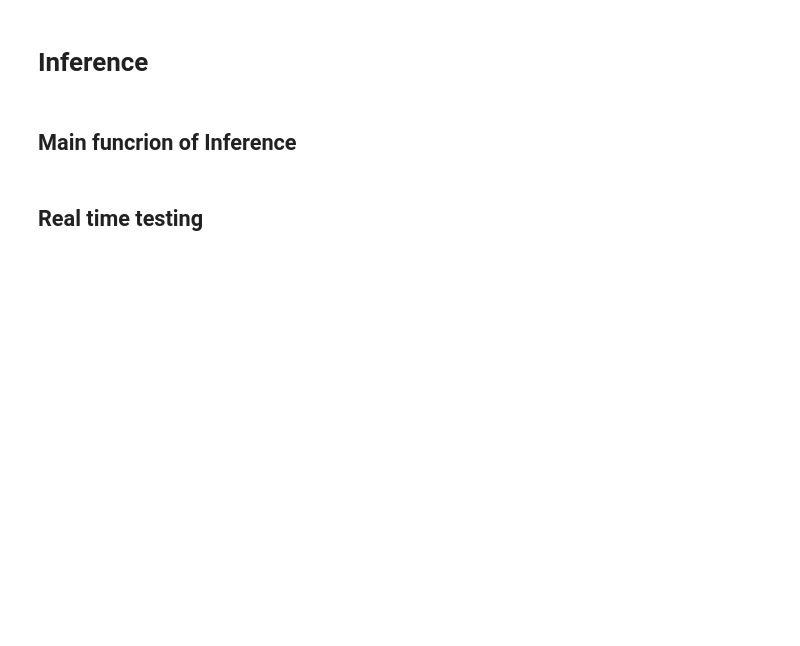
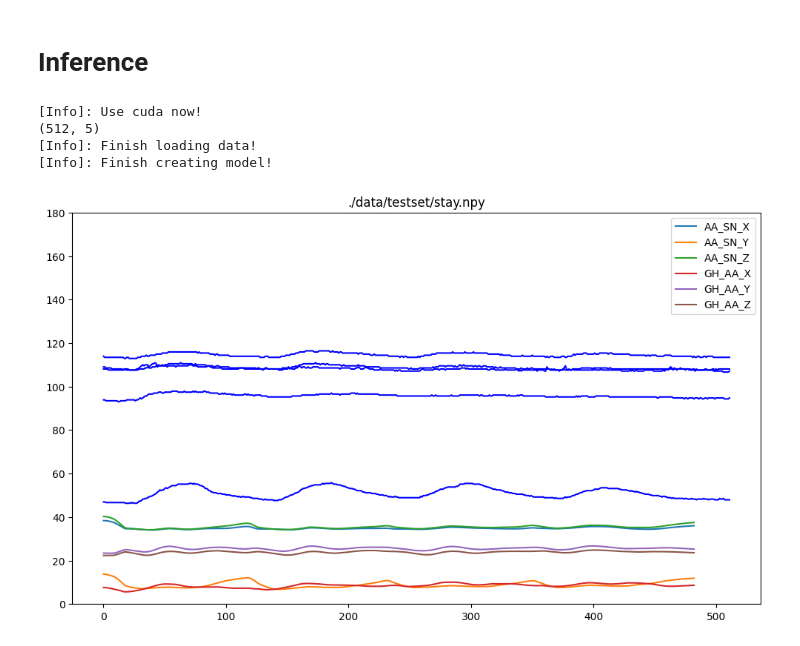
Before and after one commit to CSUHYD/ShoulderSensor, a Jupyter notebook: attention.ipynb, the cells around one changed output. Saved outputs shown, nothing was run; the diff lists cells and outputs as text; code cells hidden in the pictures; blank space fills up the shorter version.

Commit message:
test fading

```diff
--- a/attention.ipynb
+++ b/attention.ipynb
@@ -146,7 +190,7 @@ def get_dataloader(data_dir, windowLength, batch_size, n_workers):
     )
     return train_loader, valid_loader
 # %%
-train_loader, valid_loader = get_dataloader('./data', 30, 32, 0)
+train_loader, valid_loader = get_dataloader('./data/trainset/', 30, 32, 0)
 for index, data in enumerate(train_loader):
     print(data[0].size())
     break
@@ -183,11 +230,12 @@ class Attention(nn.Module):
         super().__init__()
         # Project the dimension of features from that of input into d_model.
         self.prenet = nn.Linear(5, d_model)
+        self.midnet = nn.Linear(d_model, d_model)
         # TODO:
         #   Change Transformer to Conformer.
         #   https://arxiv.org/abs/2005.08100
         self.encoder_layer = nn.TransformerEncoderLayer(
-          d_model=d_model, dim_feedforward=256, nhead=2
+          d_model=d_model, dim_feedforward=512, nhead=8
         )
         self.pred_layer = nn.Sequential(
           nn.Linear(d_model, d_model),
@@ -204,6 +252,7 @@ class Attention(nn.Module):
         """
         # out: (batch size, length, d_model)
         out = self.prenet(mels)
+        out = self.midnet(out)
         # out: (length, batch size, d_model)
         out = out.permute(1, 0, 2)
         # The encoder layer expect features in the shape of (length, batch size, d_model).
@@ -374,8 +423,8 @@ from torch.utils.data import DataLoader, random_split
 def parse_args():
     """arguments"""
     config = {
-    "data_dir": "./data",
-    "save_path": "model/model.ckpt",
+    "data_dir": "./data/trainset/",
+    "save_path": f"model/{datetime.now().strftime('%Y-%m-%d-%H-%M')}.ckpt",
 
     "window_length": 30,
     "d_model": 80,
@@ -386,7 +435,7 @@ def parse_args():
     "valid_steps": 2000,
     "warmup_steps": 1000,
     "save_steps": 10000,
-    "total_steps": 70000,
+    "total_steps": 100000,
     }
 
     return config
@@ -466,5 +515,5 @@ def main(
     pbar.close()
 
 
-# if __name__ == "__main__":
-#     main(**parse_args())
+if __name__ == "__main__":
+    main(**parse_args())
@@ -471,7 +637,5 @@ def main(
 # %% [markdown]
 # Inference
-# %% [markdown]
-## Main funcrion of Inference
 # %%
 import json
 import csv
@@ -483,8 +647,8 @@ import matplotlib.pyplot as plt
 def parse_args():
     """arguments"""
     config = {
-    "data_dir": "./data",
-    "model_path": "./model/model.ckpt",
+    "data_dir": "./data/testset/stay.npy",
+    "model_path": "./model/2021-08-30-14-29.ckpt",
     "output_path": "./result/output.csv",
     "window_length": 30,
     "d_model": 80,
@@ -506,64 +670,55 @@ def main(
     device = torch.device("cuda" if torch.cuda.is_available() else "cpu")
     print(f"[Info]: Use {device} now!")
 
-    dataset = Sensor2AngleDataset(data_dir, window_length)
-
+    dataset = Sensor2AngleTestDataset(data_dir, window_length)
     dataloader = DataLoader(
     dataset,
     batch_size=1,
     shuffle=False,
     drop_last=False,
     num_workers=0,
-    collate_fn=collate_batch,
     )
 
     print(f"[Info]: Finish loading data!",flush = True)
 
     model = Attention(d_model, dropout).to(device)
     model.load_state_dict(torch.load(model_path, map_location=torch.device('cpu')))
     model.eval()
     print(f"[Info]: Finish creating model!",flush = True)
 
-    results = [["Label", "Preds"]]
-    angles_list = []
     preds_list = []
-    for sensor, angle in tqdm(dataloader):
+    for sensor in tqdm(dataloader):
         with torch.no_grad():
-            sensor = sensor.to(device)
-            print(sensor.size())
+            sensor = sensor.to(device).float()
             outs = model(sensor)
-            preds = outs
-            results.append([angle.numpy(), preds.numpy()])
-            angles_list.append(angle.numpy())
+            preds = outs.cpu()
             preds_list.append(preds.numpy())
-
-    with open(output_path, 'w', newline='') as csvfile:
-        writer = csv.writer(csvfile)
-        writer.writerows(results)
-        print(f"[Info]: Finish save results!",flush = True)
-
     # visualization
     preds_list = np.array(preds_list).squeeze()
-    angles_list = np.array(angles_list).squeeze()
-    visualize_result(angles_list, preds_list)
+    sensor_list = np.load(data_dir)
+    visualize_result(sensor_list, preds_list, dataDir=data_dir)
 
 
-def visualize_result(label, predict):
+def visualize_result(sensor, predict, dataDir):
+    figure(figsize=(12, 7), dpi=100)
+    axes = plt.gca()
+    axes.set_ylim([0,180])
     for i in range(6):
-        figure(figsize=(12, 7), dpi=100)
-    #     if label_names[i] in ['AA_SN_X', 'AA_SN_Z']:
-    #         label[:,i] = 180 - label[:,i]
-    #         predict[:,i] = 180 - predict[:,i]
-        plt.plot(label[:,i], color='r', label='ground truth')
-        plt.plot(predict[:,i], color='b', label='prediction')
-        plt.title(label_names[i])
-        axes = plt.gca()
-        axes.set_ylim([0,180])
+        plt.plot(predict[:,i], label=label_names[i])
         plt.legend()
-        plt.savefig(f'result/test/trainDataset{label_names[i]}.png')
+    for j in range(5):
+        plt.plot(sensor[:,j], color='b', label=label_names[j])
+    plt.title(dataDir)
+    savefigPath = os.path.join('./result/fading/',
+                               os.path.basename(dataDir).replace('.npy', '.png'))
+    plt.savefig(savefigPath)
     plt.show()
 
 if __name__ == "__main__":
     main(**parse_args())
+# %% [output]
+[Info]: Use cuda now!
+(512, 5)
+[Info]: Finish loading data!
+[Info]: Finish creating model!
+[figure, added]
-# %% [markdown]
-## Real time testing
```
Also changed, not shown: parts of 8 cells of this notebook, 40 other files.
